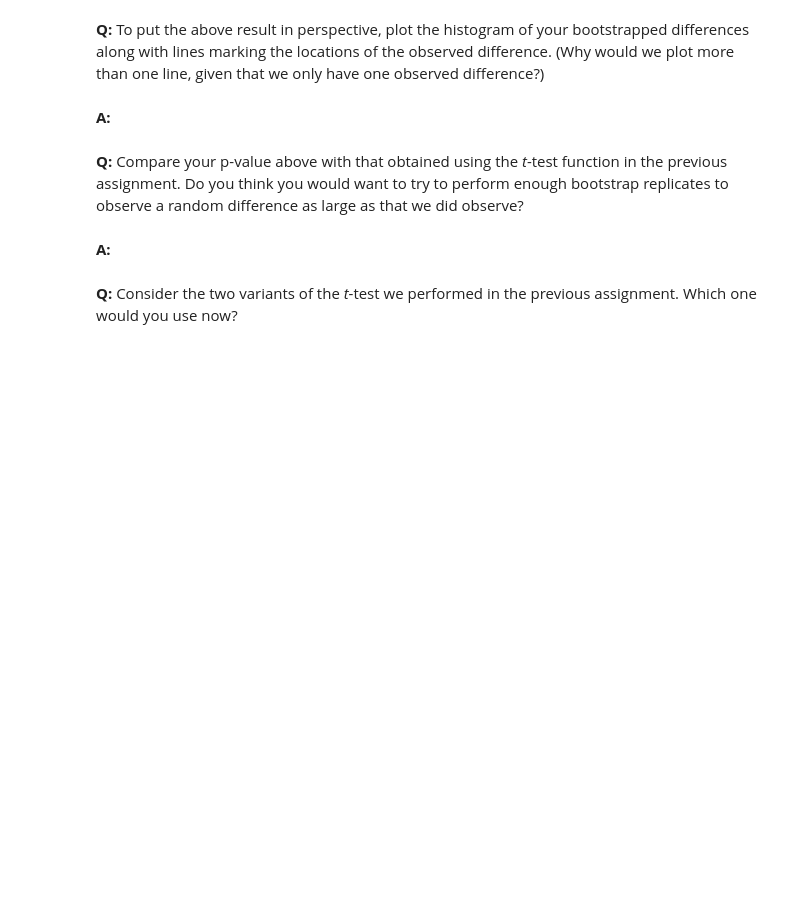
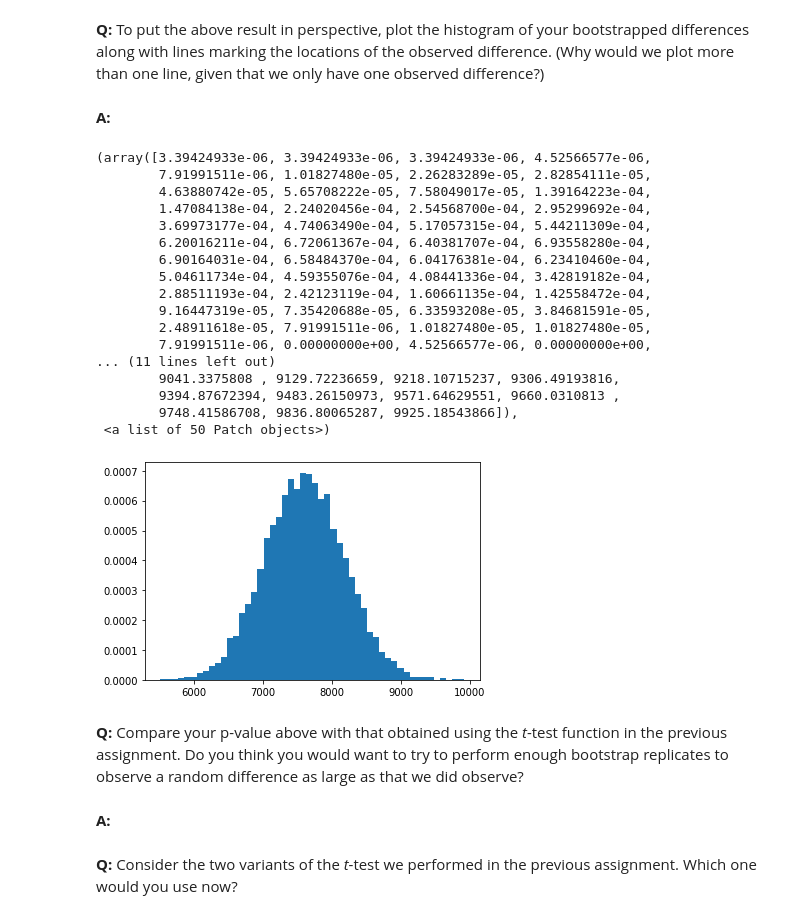
Before and after one commit to willjdew/springboard_bootstrap, a Jupyter notebook: inferential_statistics_2-Q.ipynb, the cells around one changed output. Drawn from its saved outputs; the diff is of its cells as text; code cells hidden in the pictures; blank space fills up the shorter version.

```diff
--- a/inferential_statistics_2-Q.ipynb
+++ b/inferential_statistics_2-Q.ipynb
@@ -155,0 +158,3 @@ __A:__
+# %%
+insured_boot_mean = draw_bs_reps(insured, np.mean, 10000)
+non_insured_boot_mean = draw_bs_reps(non_insured, np.mean, 10000)
@@ -157,6 +181,29 @@ __A:__
 __Q:__ To put the above result in perspective, plot the histogram of your bootstrapped differences along with lines marking the locations of the observed difference. (Why would we plot more than one line, given that we only have one observed difference?)
 # %% [markdown]
 __A:__
+# %%
+mean_diff = insured_boot_mean - non_insured_boot_mean
+# %%
+plt.hist(mean_diff, density=True, bins=50)
+# %% [output]
+(array([3.39424933e-06, 3.39424933e-06, 3.39424933e-06, 4.52566577e-06,
+        7.91991511e-06, 1.01827480e-05, 2.26283289e-05, 2.82854111e-05,
+        4.63880742e-05, 5.65708222e-05, 7.58049017e-05, 1.39164223e-04,
+        1.47084138e-04, 2.24020456e-04, 2.54568700e-04, 2.95299692e-04,
+        3.69973177e-04, 4.74063490e-04, 5.17057315e-04, 5.44211309e-04,
+        6.20016211e-04, 6.72061367e-04, 6.40381707e-04, 6.93558280e-04,
+        6.90164031e-04, 6.58484370e-04, 6.04176381e-04, 6.23410460e-04,
+        5.04611734e-04, 4.59355076e-04, 4.08441336e-04, 3.42819182e-04,
+        2.88511193e-04, 2.42123119e-04, 1.60661135e-04, 1.42558472e-04,
+        9.16447319e-05, 7.35420688e-05, 6.33593208e-05, 3.84681591e-05,
+        2.48911618e-05, 7.91991511e-06, 1.01827480e-05, 1.01827480e-05,
+        7.91991511e-06, 0.00000000e+00, 4.52566577e-06, 0.00000000e+00,
+... (11 lines left out)
+        9041.3375808 , 9129.72236659, 9218.10715237, 9306.49193816,
+        9394.87672394, 9483.26150973, 9571.64629551, 9660.0310813 ,
+        9748.41586708, 9836.80065287, 9925.18543866]),
+ <a list of 50 Patch objects>)
+[figure, added]
 # %% [markdown]
 __Q:__ Compare your p-value above with that obtained using the _t_-test function in the previous assignment. Do you think you would want to try to perform enough bootstrap replicates to observe a random difference as large as that we did observe?
 # %% [markdown]
```
Also changed, not shown: parts of 25 cells of this notebook.
